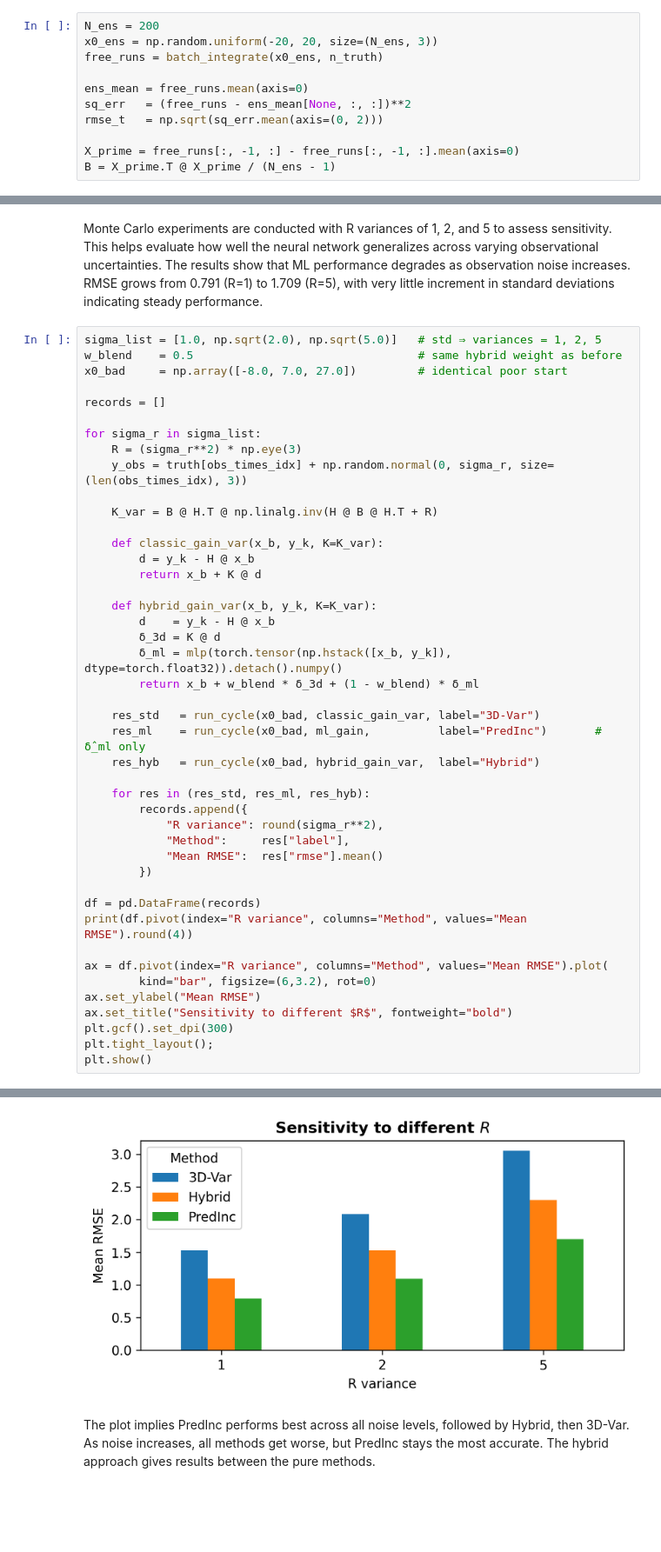
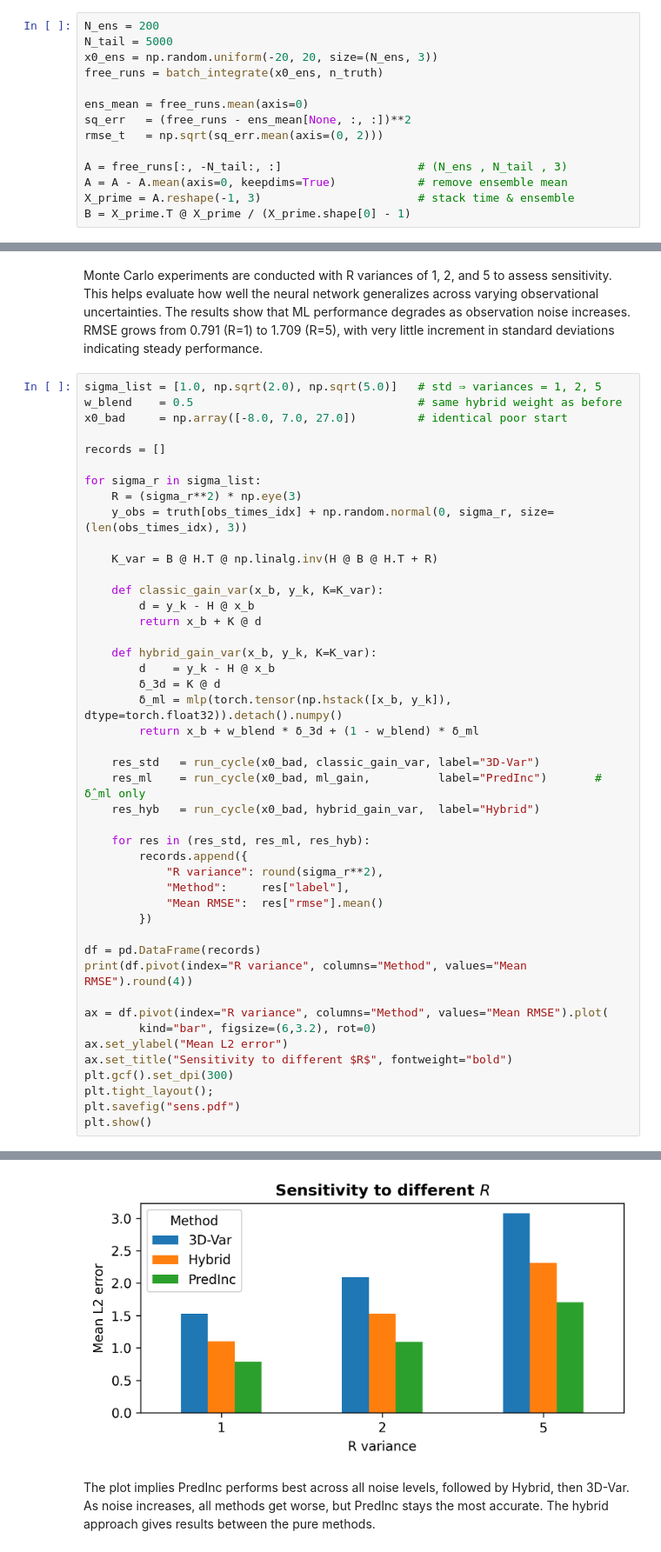
Before and after one commit to jn-stw/3DVar_MLP, a Jupyter notebook: main.ipynb, the cells around one changed output, grey strips where cells are left out. Shown at 87% size. Drawn from its saved outputs; the diff is of its cells as text; blank space fills up the shorter version.

```diff
--- a/main.ipynb
+++ b/main.ipynb
@@ -176,6 +137,7 @@ We can observe the typical Lorenz behaviour with the two attractors where the tr
 We compute one "ground-truth" Lorenz'63 run. Afterwards we run 20 more, compute the RMSE to the groundtruth and take the mean.
 # %%
 N_ens = 200
+N_tail = 5000
 x0_ens = np.random.uniform(-20, 20, size=(N_ens, 3))
 free_runs = batch_integrate(x0_ens, n_truth)
 
@@ -183,8 +145,10 @@ ens_mean = free_runs.mean(axis=0)
 sq_err   = (free_runs - ens_mean[None, :, :])**2
 rmse_t   = np.sqrt(sq_err.mean(axis=(0, 2)))
 
-X_prime = free_runs[:, -1, :] - free_runs[:, -1, :].mean(axis=0)
-B = X_prime.T @ X_prime / (N_ens - 1)
+A = free_runs[:, -N_tail:, :]                    # (N_ens , N_tail , 3)
+A = A - A.mean(axis=0, keepdims=True)            # remove ensemble mean
+X_prime = A.reshape(-1, 3)                       # stack time & ensemble
+B = X_prime.T @ X_prime / (X_prime.shape[0] - 1)
 # %%
 plt.figure(dpi=300)
 plt.plot(org_time, rmse_t)
@@ -531,10 +495,11 @@ print(df.pivot(index="R variance", columns="Method", values="Mean RMSE").round(4
 
 ax = df.pivot(index="R variance", columns="Method", values="Mean RMSE").plot(
         kind="bar", figsize=(6,3.2), rot=0)
-ax.set_ylabel("Mean RMSE")
+ax.set_ylabel("Mean L2 error")
 ax.set_title("Sensitivity to different $R$", fontweight="bold")
 plt.gcf().set_dpi(300)
 plt.tight_layout();
+plt.savefig("sens.pdf")
 plt.show()
 # %% [output]
 Method      3D-Var  Hybrid  PredInc
@@ -545,4 +510,4 @@ R variance
-[figure, old version]
+[figure, new version]
 # %% [markdown]
 The plot implies PredInc performs best across all noise levels, followed by Hybrid, then 3D-Var. As noise increases, all methods get worse, but PredInc stays the most accurate. The hybrid approach gives results between the pure methods.
 # %%
```
Also changed, not shown: parts of 15 cells of this notebook.
